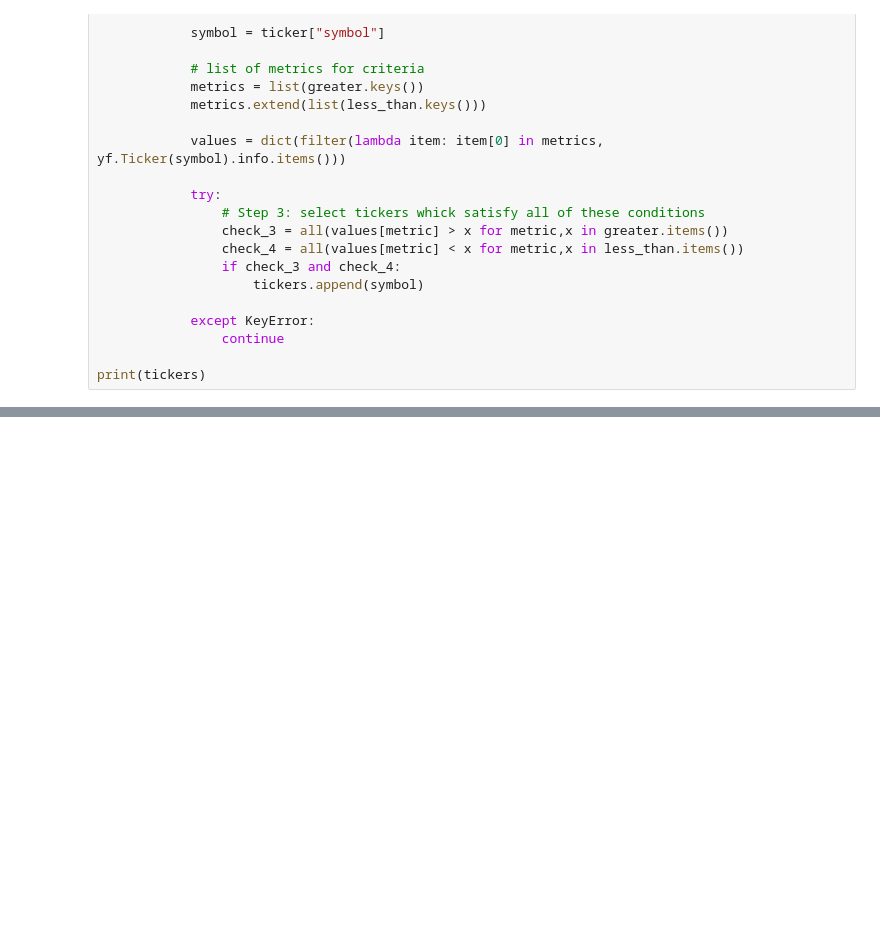
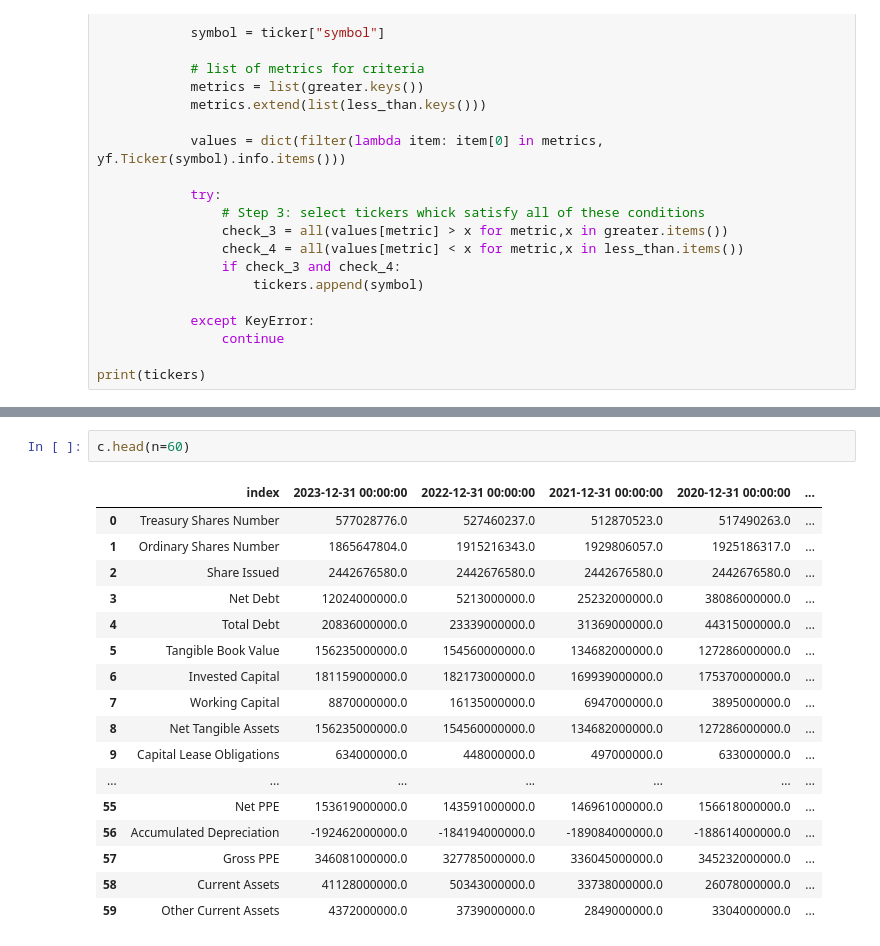
Before and after one commit to ab123-bruh/fund_temp, a Jupyter notebook: test.ipynb, the cells around one changed output, grey strips where cells are left out. Saved outputs shown, nothing was run; the diff lists cells and outputs as text; blank space fills up the shorter version.

```diff
--- a/test.ipynb
+++ b/test.ipynb
@@ -301,0 +358,20 @@ yf.Ticker("TSLA").info
+# %%
+c.head(n=60)
+# %% [output]
+|  | index | 2023-12-31 00:00:00 | 2022-12-31 00:00:00 | 2021-12-31 00:00:00 | 2020-12-31 00:00:00 | ... |
+| 0 | Treasury Shares Number | 577028776.0 | 527460237.0 | 512870523.0 | 517490263.0 | ... |
+| 1 | Ordinary Shares Number | 1865647804.0 | 1915216343.0 | 1929806057.0 | 1925186317.0 | ... |
+| 2 | Share Issued | 2442676580.0 | 2442676580.0 | 2442676580.0 | 2442676580.0 | ... |
+| 3 | Net Debt | 12024000000.0 | 5213000000.0 | 25232000000.0 | 38086000000.0 | ... |
+| 4 | Total Debt | 20836000000.0 | 23339000000.0 | 31369000000.0 | 44315000000.0 | ... |
+| 5 | Tangible Book Value | 156235000000.0 | 154560000000.0 | 134682000000.0 | 127286000000.0 | ... |
+| 6 | Invested Capital | 181159000000.0 | 182173000000.0 | 169939000000.0 | 175370000000.0 | ... |
+| 7 | Working Capital | 8870000000.0 | 16135000000.0 | 6947000000.0 | 3895000000.0 | ... |
+| 8 | Net Tangible Assets | 156235000000.0 | 154560000000.0 | 134682000000.0 | 127286000000.0 | ... |
+| 9 | Capital Lease Obligations | 634000000.0 | 448000000.0 | 497000000.0 | 633000000.0 | ... |
+| ... | ... | ... | ... | ... | ... | ... |
+| 55 | Net PPE | 153619000000.0 | 143591000000.0 | 146961000000.0 | 156618000000.0 | ... |
+| 56 | Accumulated Depreciation | -192462000000.0 | -184194000000.0 | -189084000000.0 | -188614000000.0 | ... |
+| 57 | Gross PPE | 346081000000.0 | 327785000000.0 | 336045000000.0 | 345232000000.0 | ... |
+| 58 | Current Assets | 41128000000.0 | 50343000000.0 | 33738000000.0 | 26078000000.0 | ... |
+| 59 | Other Current Assets | 4372000000.0 | 3739000000.0 | 2849000000.0 | 3304000000.0 | ... |
```
Also changed, not shown: parts of 6 cells of this notebook, 1 other file.
